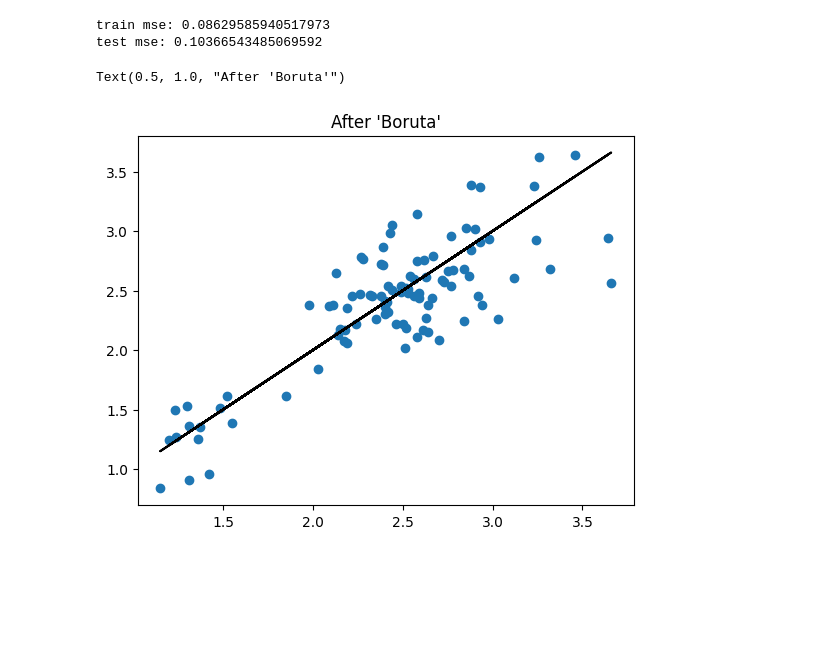
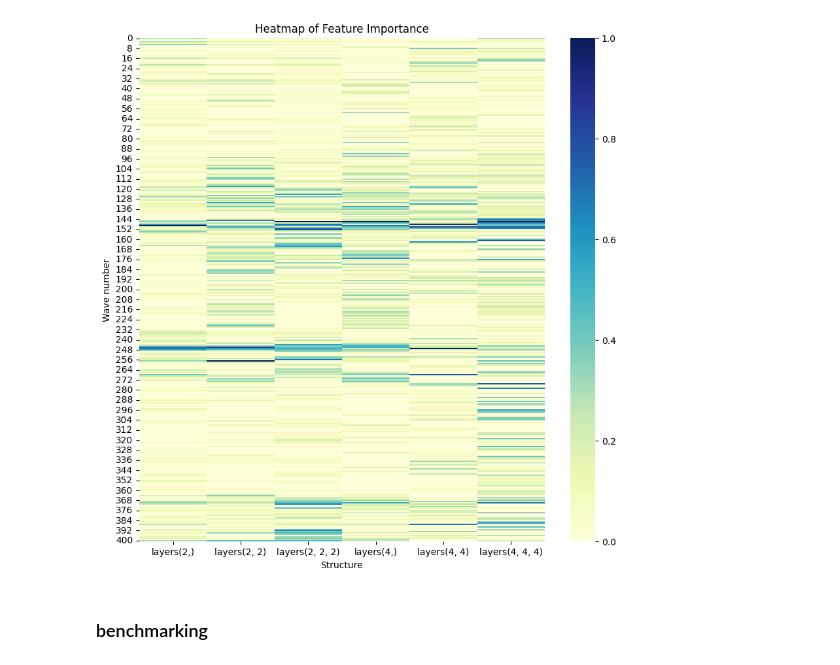
Before and after one commit to Lucas-ZR/datahow-thesis-feup, a Jupyter notebook: boruta_regression.ipynb, the cells around one changed output. Saved outputs shown, nothing was run; the diff lists cells and outputs as text; code cells hidden in the pictures; blank space fills up the shorter version.

```diff
--- a/boruta_regression.ipynb
+++ b/boruta_regression.ipynb
@@ -26,10 +24,3 @@ X=X.dropna()
 X=X.reset_index(drop=True)
 Y=X.iloc[:,401]
 X=X.iloc[:,:401]
-# %%
-#data split and normalisation
-mean=X.mean()
-std=X.std()
-X=(X-mean)/std
-
-x_train,x_test,y_train,y_test=train_test_split(X,Y,test_size=0.25,random_state=42)
@@ -114,27 +105,41 @@ x_test_important=x_test[important_cols]
-# %%
-#get predictions
-model_nn=MLPRegressor(hidden_layer_sizes=(2),
-                      max_iter=10000,
-                      random_state=42,)
-
-model_nn.fit(x_train_important,y_train)
-
-
-test_pred_important=model_nn.predict(x_test_important)
-train_pred_important=model_nn.predict(x_train_important)
-
-test_mse_i = mean_squared_error(y_test, test_pred_important)
-train_mse_i=mean_squared_error(y_train,train_pred_important)
-
-print('train mse: ' +str(train_mse_i)+'\n'+'test mse: '+str(test_mse_i))
-# %% [output]
-train mse: 0.08629585940517973
-test mse: 0.10366543485069592
-# %%
-#parity test
-plt.scatter(y_test, test_pred_important)
-plt.plot(y_test,y_test,'black')
-plt.title('After \'Boruta\'')
-# %% [output]
-Text(0.5, 1.0, "After 'Boruta'")
-[figure, removed]
+# %%
+layers=[(2,),(2,2),(2,2,2),(4,),(4,4),(4,4,4)]
+importance_df=pd.DataFrame()
+index_of_imp={}
+
+for structure in layers:
+
+    # Train MLPRegressor
+    mlp = MLPRegressor(hidden_layer_sizes=structure,
+                        max_iter=10000,
+                        random_state=42,)
+
+    mlp.fit(x_train, y_train.ravel())
+
+    # Perform permutation importance
+    results = permutation_importance(mlp, x_dev, y_dev, n_repeats=10, random_state=42, n_jobs=-1)
+
+    # Get the importance of the features
+    importance = results.importances_mean
+
+    #replace negative values by zero
+    importance[importance<0]=0
+
+    #norm
+    scaler=MinMaxScaler()
+    importance=scaler.fit_transform(importance.reshape(-1,1)).flatten()
+
+    importance_df['layers'+str(structure)]=importance
+# %%
+#heatmap to evaluate how consistent are these
+#''bands'' are somewhat consistent
+plt.figure(figsize=(10, 10))
+sns.heatmap(importance_df, annot=False, cmap="YlGnBu", fmt=".2f")
+plt.title('Heatmap of Feature Importance')
+plt.xlabel('Structure')
+plt.ylabel('Wave number')
+plt.show()
+# %% [output]
+[figure, added]
+# %% [markdown]
+### benchmarking
```
Also changed, not shown: parts of 17 cells of this notebook, 1 other file.
